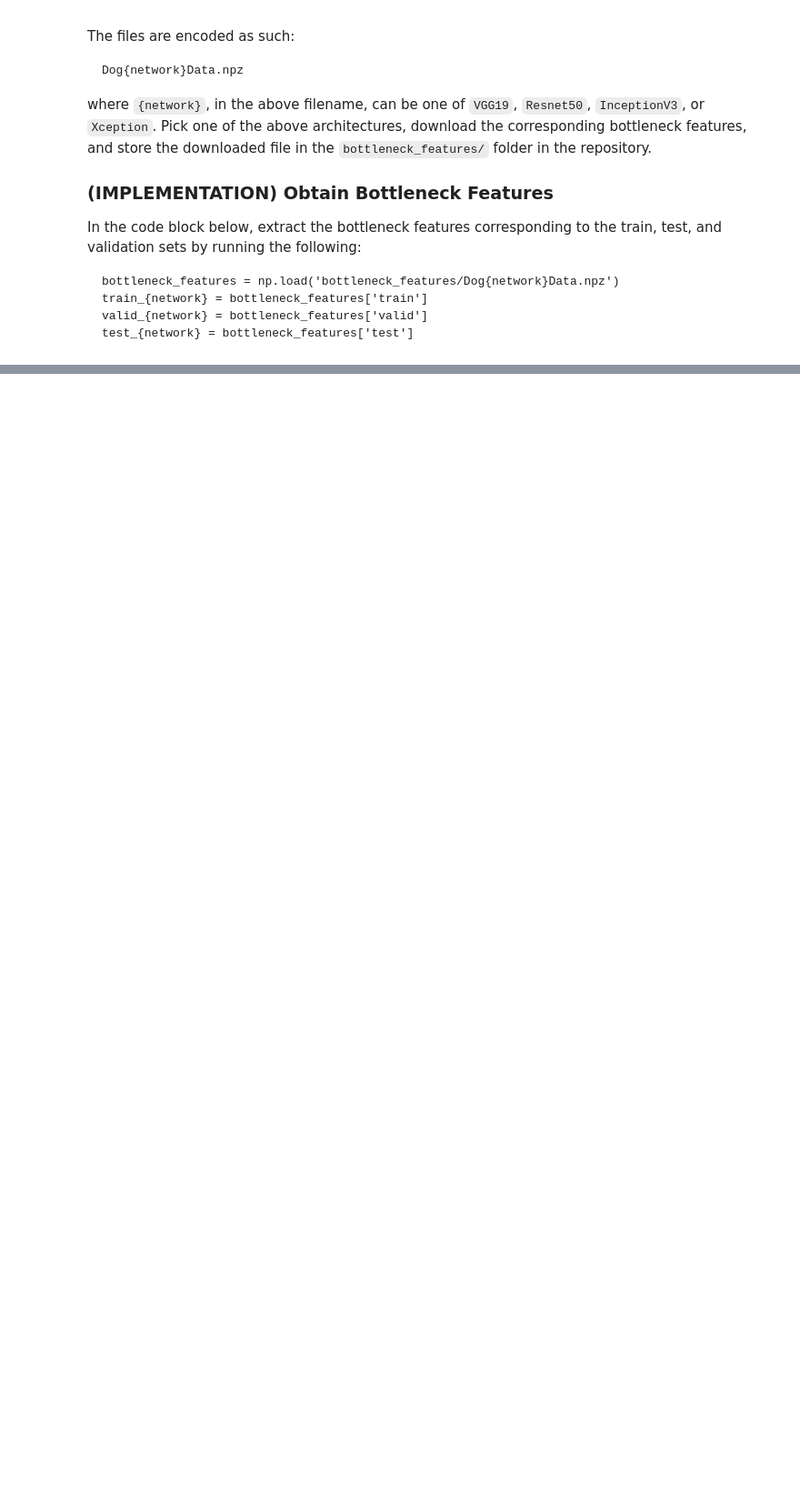
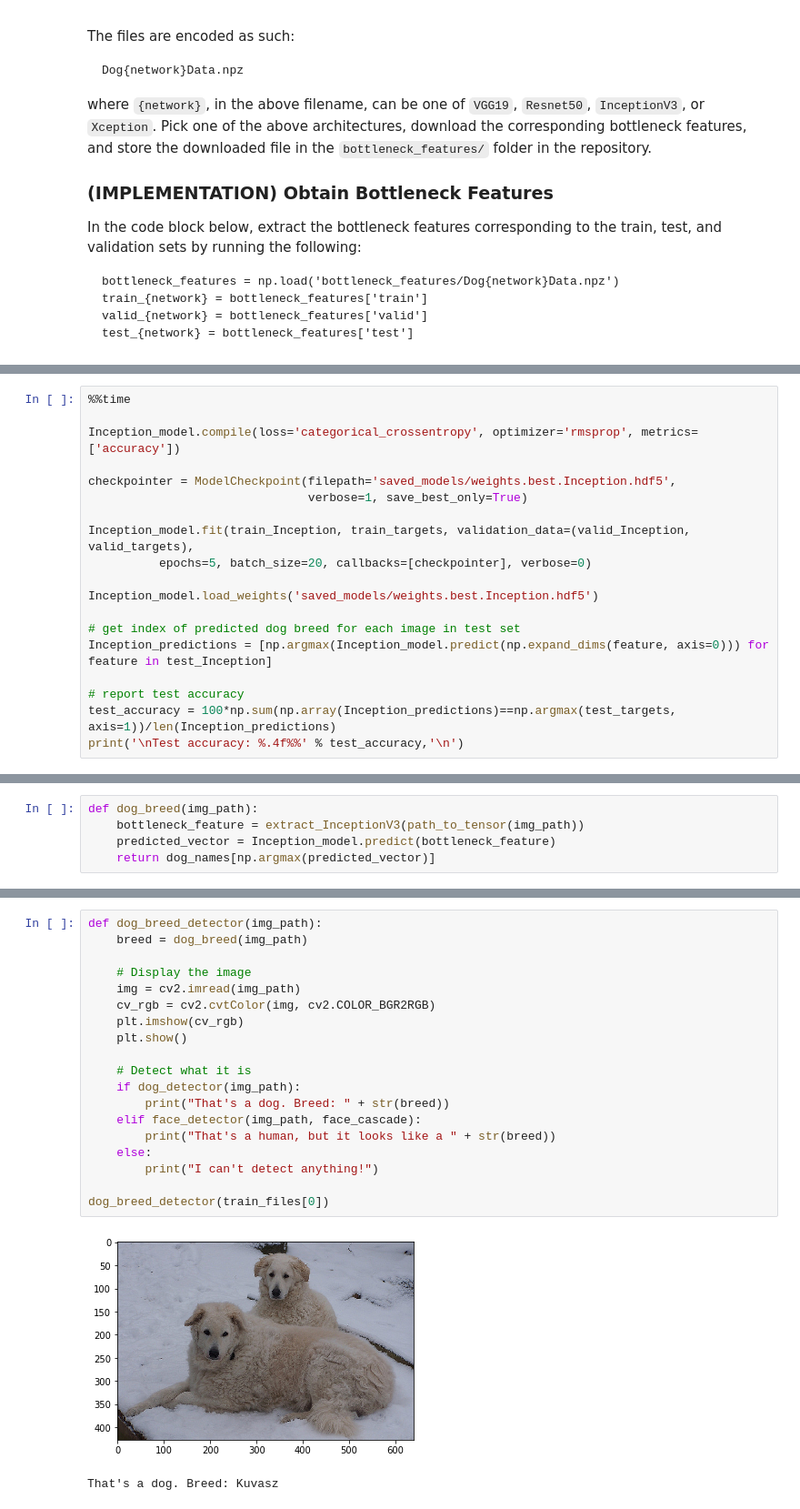
Before and after one commit to jquickgh/dlnd-dog-breed-classifier-cnn, a Jupyter notebook: dog_app.ipynb, the cells around one changed output, grey strips where cells are left out. Shown at 91% size. Drawn from its saved outputs; the diff is of its cells as text; blank space fills up the shorter version.

```diff
--- a/dog_app.ipynb
+++ b/dog_app.ipynb
@@ -675,0 +647,19 @@ __Answer:__
+# %%
+%%time
+
+Inception_model.compile(loss='categorical_crossentropy', optimizer='rmsprop', metrics=['accuracy'])
+
+checkpointer = ModelCheckpoint(filepath='saved_models/weights.best.Inception.hdf5',
+                               verbose=1, save_best_only=True)
+
+Inception_model.fit(train_Inception, train_targets, validation_data=(valid_Inception, valid_targets),
+          epochs=5, batch_size=20, callbacks=[checkpointer], verbose=0)
+
+Inception_model.load_weights('saved_models/weights.best.Inception.hdf5')
+
+# get index of predicted dog breed for each image in test set
+Inception_predictions = [np.argmax(Inception_model.predict(np.expand_dims(feature, axis=0))) for feature in test_Inception]
+
+# report test accuracy
+test_accuracy = 100*np.sum(np.array(Inception_predictions)==np.argmax(test_targets, axis=1))/len(Inception_predictions)
+print('\nTest accuracy: %.4f%%' % test_accuracy,'\n')
@@ -675,0 +680,5 @@ __Answer:__
+# %%
+def dog_breed(img_path):
+    bottleneck_feature = extract_InceptionV3(path_to_tensor(img_path))
+    predicted_vector = Inception_model.predict(bottleneck_feature)
+    return dog_names[np.argmax(predicted_vector)]
@@ -675,0 +689,22 @@ __Answer:__
+# %%
+def dog_breed_detector(img_path):
+    breed = dog_breed(img_path)
+
+    # Display the image
+    img = cv2.imread(img_path)
+    cv_rgb = cv2.cvtColor(img, cv2.COLOR_BGR2RGB)
+    plt.imshow(cv_rgb)
+    plt.show()
+
+    # Detect what it is
+    if dog_detector(img_path):
+        print("That's a dog. Breed: " + str(breed))
+    elif face_detector(img_path, face_cascade):
+        print("That's a human, but it looks like a " + str(breed))
+    else:
+        print("I can't detect anything!")
+
+dog_breed_detector(train_files[0])
+# %% [output]
+[figure, added]
+That's a dog. Breed: Kuvasz
```
Also changed, not shown: parts of 76 cells of this notebook.
